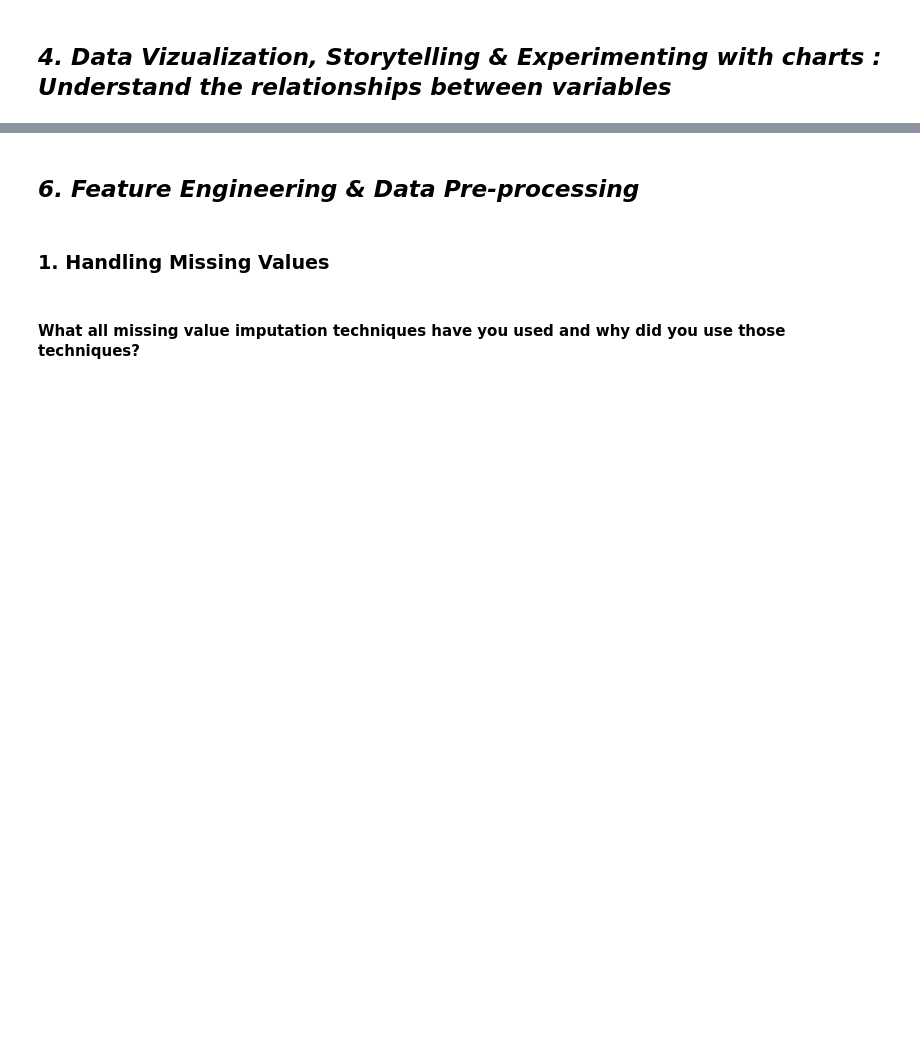
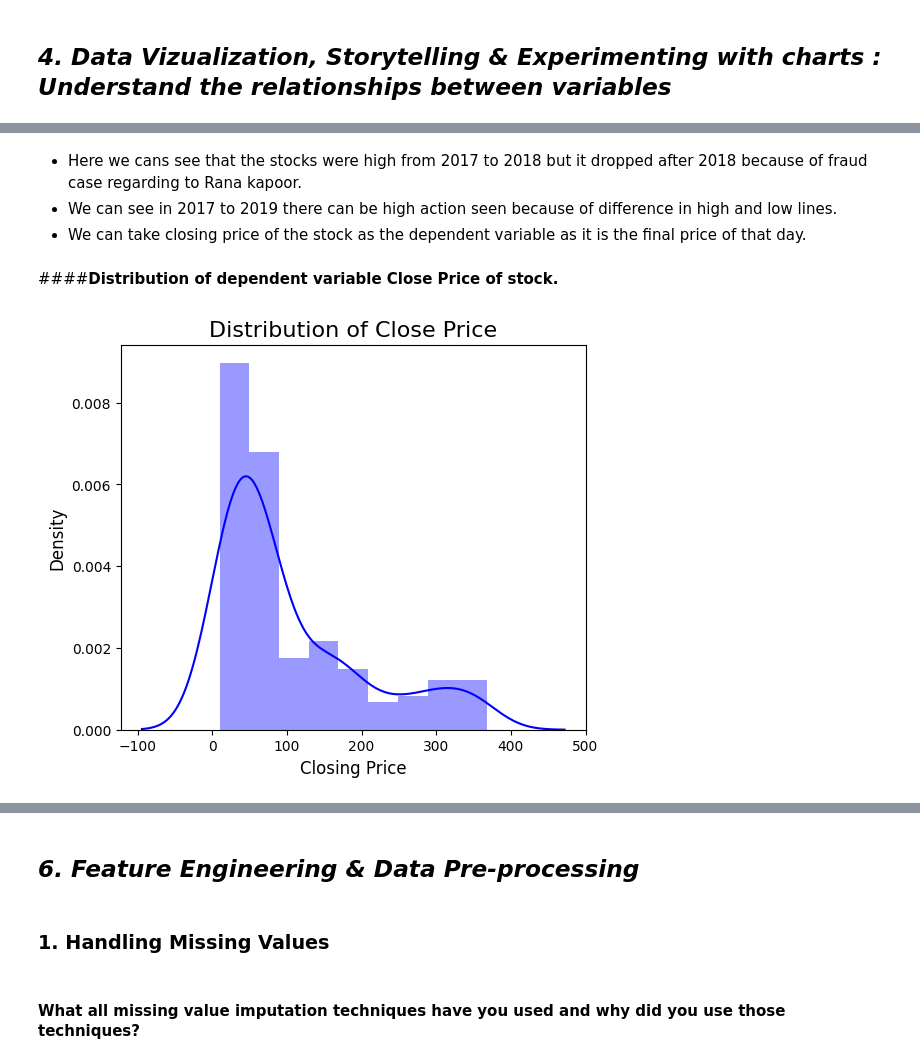
Before and after one commit to atulchune/YesBank_Stock_closing_price_prediction, a Jupyter notebook: YesBank_closing_stock_price_prediction.ipynb, the cells around one changed output, grey strips where cells are left out. Cells and saved outputs as stored; diff of their text form; code cells hidden in the pictures; blank space fills up the shorter version.

```diff
--- a/YesBank_closing_stock_price_prediction.ipynb
+++ b/YesBank_closing_stock_price_prediction.ipynb
@@ -577,0 +350,16 @@ Answer Here.
+# %% [markdown]
+* Here we cans see that the stocks were high from 2017 to 2018 but it dropped after 2018 because of fraud case regarding to Rana kapoor.
+* We can see in 2017 to 2019 there can be high action seen because of difference in high and low lines.
+* We can take closing price of the stock as the dependent variable as it is the final price of that day.
+# %% [markdown]
+####**Distribution of dependent variable Close Price of stock.**
+# %%
+#plotting distplot of close variable
+plt.figure(figsize=(6,5))
+sns.distplot(df['Close'],color='blue')
+plt.title('Distribution of Close Price', fontsize=16)
+plt.xlabel('Closing Price', fontsize=12)
+plt.ylabel('Density', fontsize=12)
+plt.show()
+# %% [output]
+[figure, added]
```
Also changed, not shown: parts of 178 cells of this notebook.
